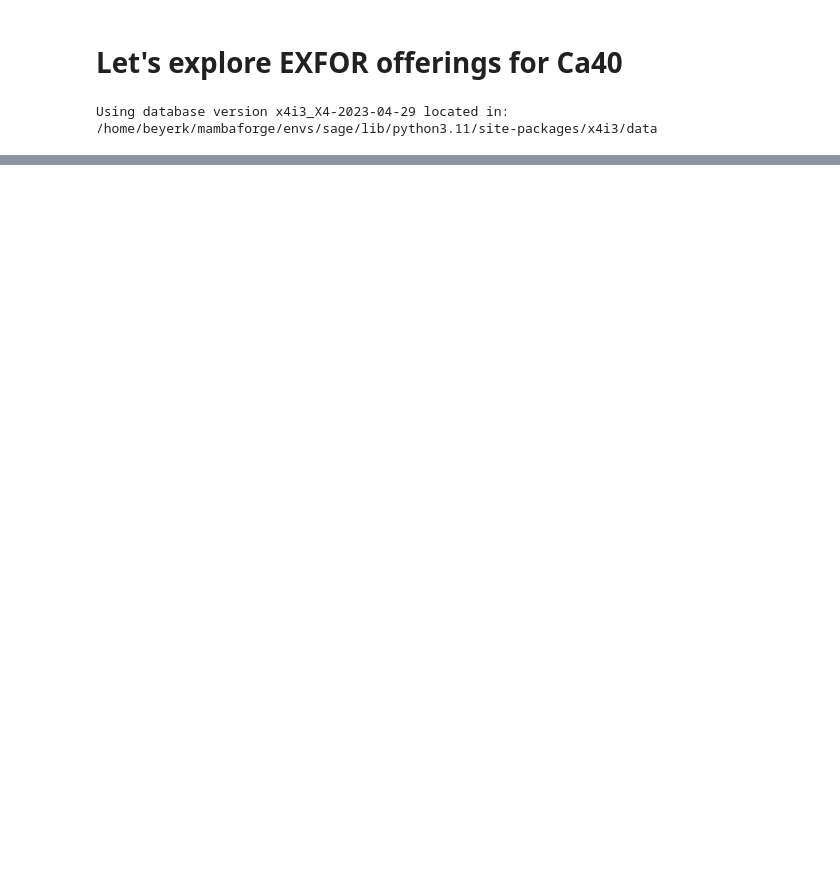
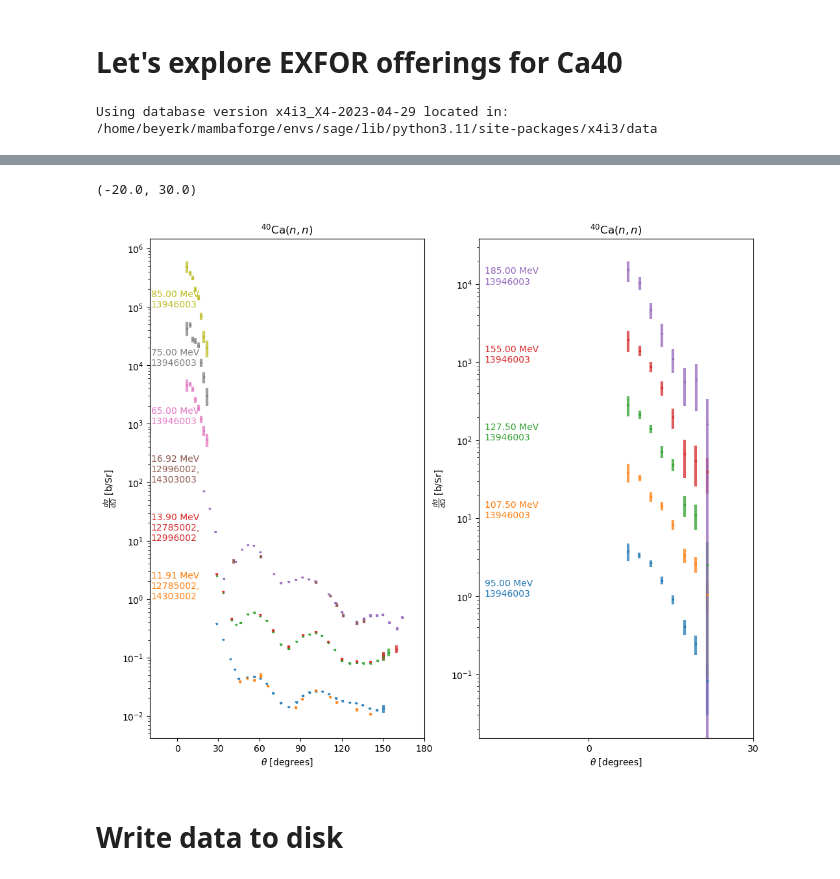
Before and after one commit to beykyle/elm, a Jupyter notebook: data/elastic/Ca40.ipynb, the cells around one changed output, grey strips where cells are left out. Drawn from its saved outputs; the diff is of its cells as text; code cells hidden in the pictures; blank space fills up the shorter version.

```diff
--- a/data/elastic/Ca40.ipynb
+++ b/data/elastic/Ca40.ipynb
@@ -179,0 +380,4 @@ with open(f"{elements[Z]}{A}_p_elastic.pkl" , "wb") as f:
+# %%
+measurements_categorized = exfor_tools.categorize_measurements_by_energy(
+    entries_nn, min_num_pts=4
+)
@@ -179,0 +398,40 @@ with open(f"{elements[Z]}{A}_p_elastic.pkl" , "wb") as f:
+# %%
+n_per_plot = 6
+N = len(measurements_categorized)
+num_plots = N // n_per_plot
+left_over = N % n_per_plot
+if left_over > 0:
+    num_plots += 1
+
+
+fig, axes = plt.subplots(1, num_plots, figsize=(6 * num_plots, 10))
+for i in range(num_plots):
+    idx0 = i * n_per_plot
+    if i == num_plots - 1:
+        idxf = N
+    else:
+        idxf = (i + 1) * n_per_plot
+
+    exfor_tools.plot_angular_distributions(
+        measurements_categorized[idx0:idxf],
+        axes[i],
+        offsets=10,
+        data_symbol=list(entries_nn.values())[0].data_symbol,
+        rxn_label=list(entries_nn.values())[0].rxn,
+        label_kwargs={
+            "label_xloc_deg": -19,
+            "label_offset_factor": 1,
+            "label_energy_err": False,
+            "label_offset": False,
+            "label_incident_energy": True,
+            "label_excitation_energy": False,
+            "label_exfor": True,
+        },
+    )
+axes[0].set_xlim([-20, 180])
+axes[1].set_xlim([-20,30])
+# %% [output]
+(-20.0, 30.0)
+[figure, added]
+# %% [markdown]
+# Write data to disk
```
Also changed, not shown: parts of 53 cells of this notebook, 50 other files.
